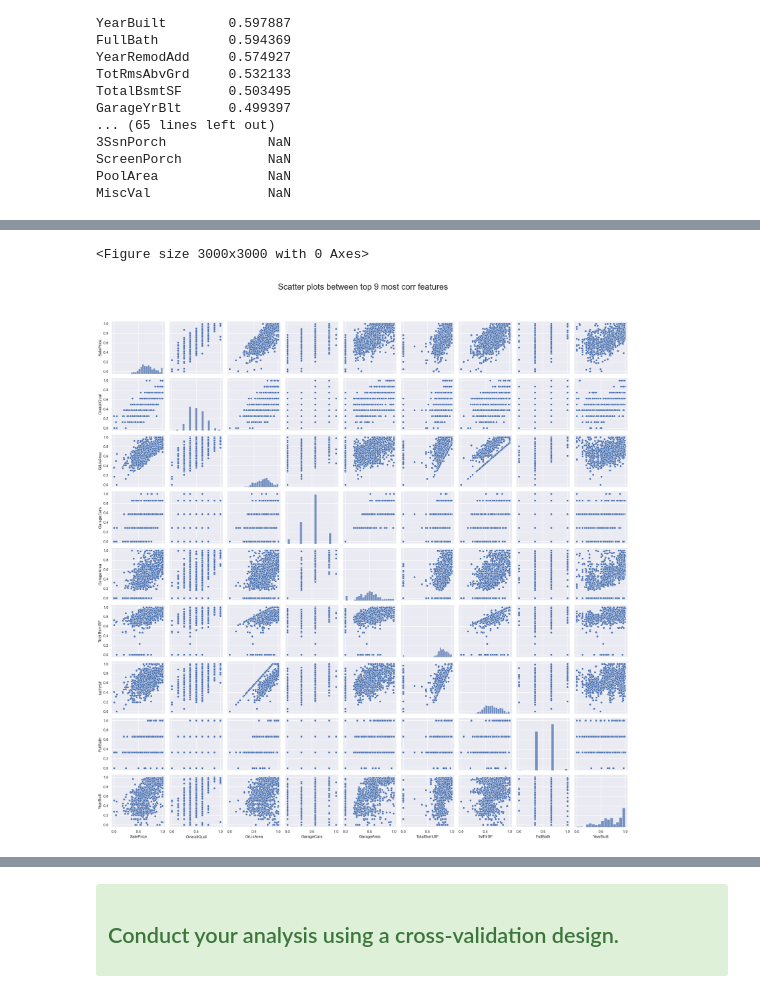
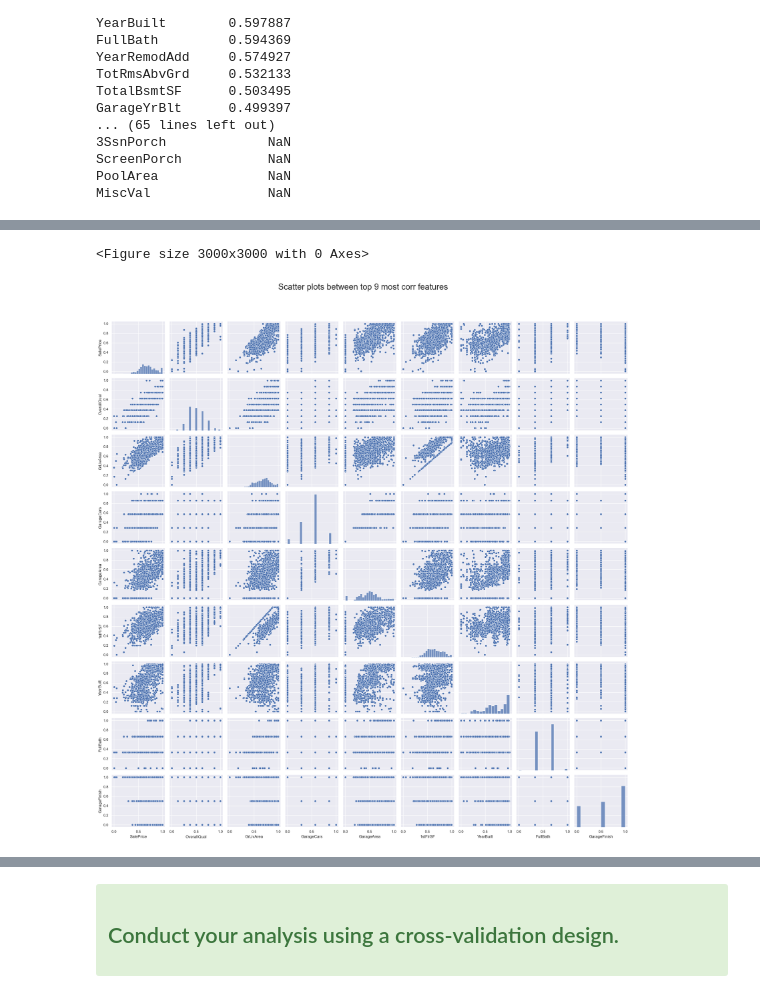
Before and after one commit to aishwaryamathuria/NWU_MSDS422_Assignment_3, a Jupyter notebook: Mathuria_Assignment_3_House_Prices.ipynb, the cells around one changed output, grey strips where cells are left out. Saved outputs shown, nothing was run; the diff lists cells and outputs as text; code cells hidden in the pictures.

```diff
--- a/Mathuria_Assignment_3_House_Prices.ipynb
+++ b/Mathuria_Assignment_3_House_Prices.ipynb
@@ -632,5 +628,6 @@ ScreenPorch           NaN
 PoolArea              NaN
 MiscVal               NaN
 # %%
-corr["SalePrice"].reset_index()["index"]
+top_features = corr_matrix["SalePrice"].abs().sort_values(ascending=False).reset_index().loc[0:8, "index"].tolist()
+print("Top 6 features most correlated with SalePrice:", top_features)
 # %% [output]
@@ -649,10 +635,9 @@ Name: index, Length: 80, dtype: object
 # %%
-cols = ['SalePrice', 'OverallQual', 'GrLivArea', 'GarageCars','GarageArea', 'TotalBsmtSF','1stFlrSF','FullBath','YearBuilt']
 plt.figure(figsize=(30, 30))
-sns_plot = sns.pairplot(df_train[cols])
+sns_plot = sns.pairplot(df_train[top_features])
 plt.suptitle('Scatter plots between top 9 most corr features', y=1.04, size=25)
 plt.tight_layout()
 plt.show()
 # %% [output]
 <Figure size 3000x3000 with 0 Axes>
-[figure, old version]
+[figure, new version]
```
Also changed, not shown: parts of 32 cells of this notebook, 4 other files.
